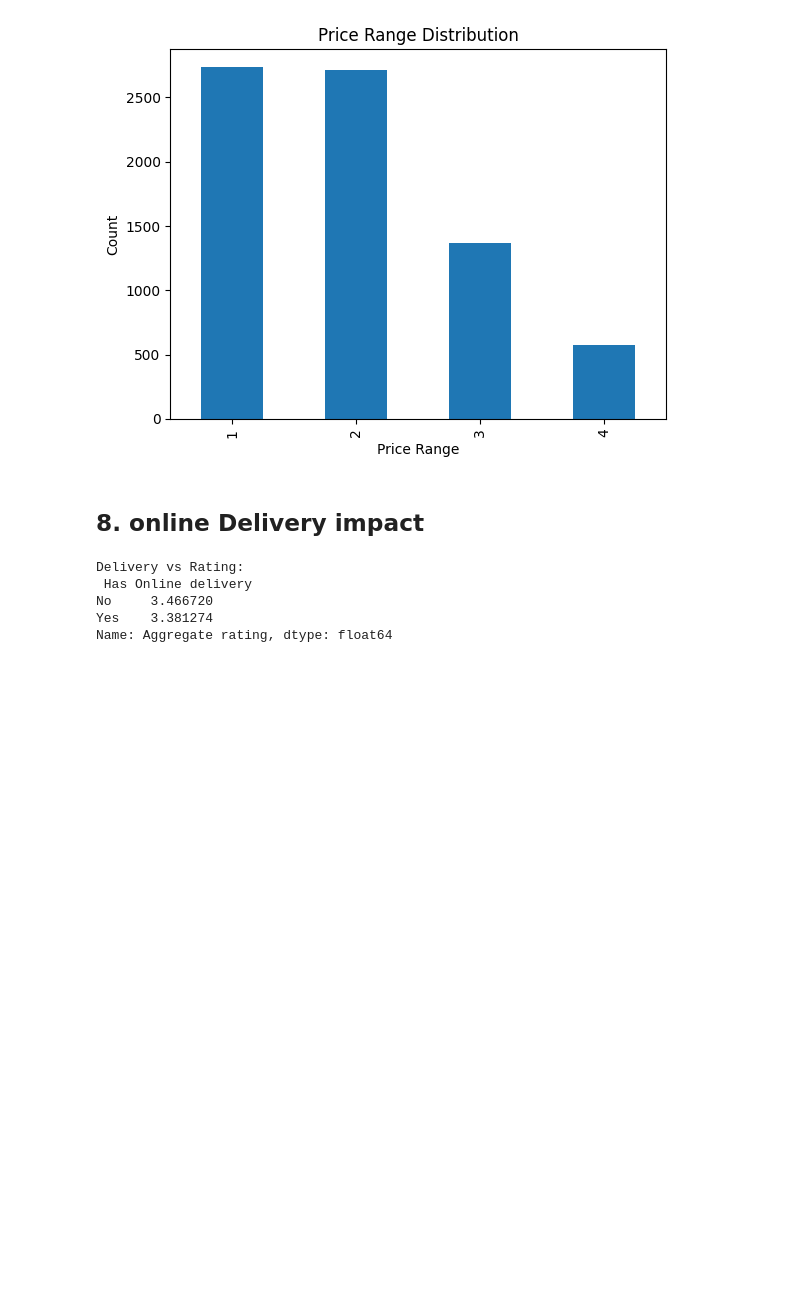
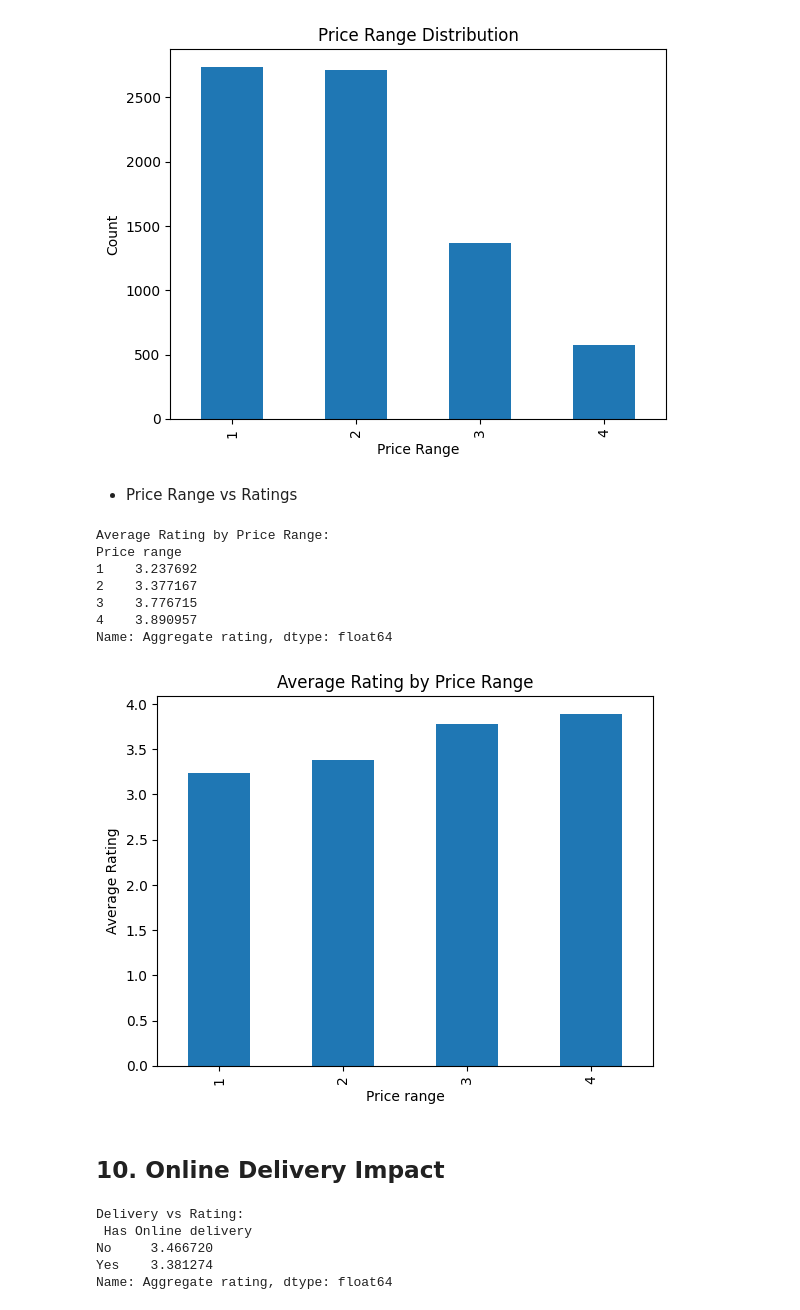
Before and after one commit to ananyaghorpade29/zomato_eda, a Jupyter notebook: notebook/zomato_eda.ipynb, the cells around one changed output. Drawn from its saved outputs; the diff is of its cells as text; code cells hidden in the pictures; blank space fills up the shorter version.

```diff
--- a/notebook/zomato_eda.ipynb
+++ b/notebook/zomato_eda.ipynb
@@ -333,8 +428,27 @@ plt.ylabel("Count")
 plt.show()
 # %% [output]
 [figure]
+# %% [markdown]
+- Price Range vs Ratings
+# %%
+price_rating = data.groupby('Price range')['Aggregate rating'].mean()
+print(f"Average Rating by Price Range:\n{price_rating}")
+
+price_rating.plot(kind='bar')
+plt.title("Average Rating by Price Range")
+plt.ylabel("Average Rating")
+plt.show()
+# %% [output]
+Average Rating by Price Range:
+Price range
+1    3.237692
+2    3.377167
+3    3.776715
+4    3.890957
+Name: Aggregate rating, dtype: float64
+[figure, added]
 # %% [markdown]
-## 8. online Delivery impact
+## 10. Online Delivery Impact
 # %%
 delivery = data.groupby('Has Online delivery')["Aggregate rating"].mean()
 print(f"Delivery vs Rating: \n" , delivery)
```
Also changed, not shown: parts of 64 cells of this notebook.
